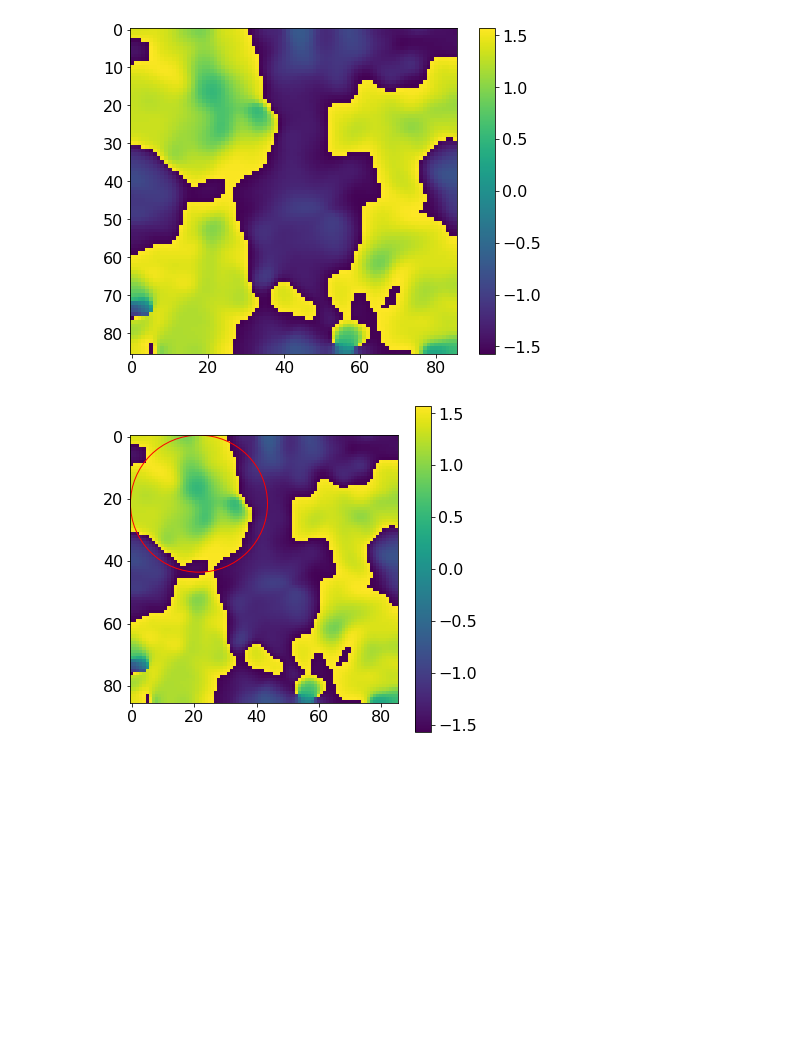
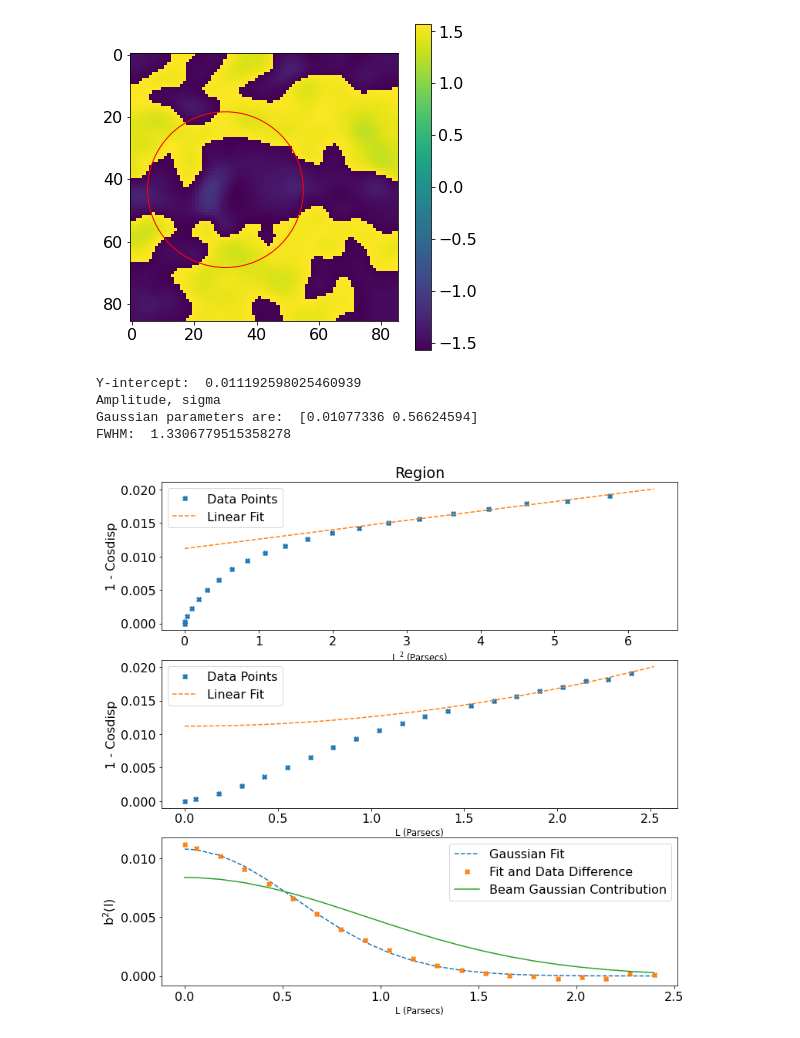
Before and after one commit to parkji30/PyDCF, a Jupyter notebook: testing/cos_disp_simulation_multifit.ipynb, the cells around one changed output. Saved outputs shown, nothing was run; the diff lists cells and outputs as text; code cells hidden in the pictures; blank space fills up the shorter version.

Commit message:
Implemented Gaussian Beam analysis

```diff
--- a/testing/cos_disp_simulation_multifit.ipynb
+++ b/testing/cos_disp_simulation_multifit.ipynb
@@ -116,8 +122,6 @@ def cos_disp_calculations(data, ds_scale):
     w = 2.5 / 2.35 # arc seconds
     delta_r = []
     delta_phi = []
-    err_dphi = []
-    err_bars = []
 
     phi = ang
 
@@ -143,9 +147,7 @@ def cos_disp_calculations(data, ds_scale):
     return delta_r, delta_phi
 
 
-def multi_fit(delta_r, delta_phi, ttl, ds_scale, bin_edge=6, fit0=7, fitf=17):
-    """
-    """
+def multi_fit(delta_r, delta_phi, ttl, ds_scale, bin_edge, fit0=7, fitf=17, show=False):
     bin_final = bin_edge
     bin_edges = (np.linspace(0, bin_final, 21) + 0.5) * 10 / 512  * ds_scale
 
@@ -164,8 +166,9 @@ def multi_fit(delta_r, delta_phi, ttl, ds_scale, bin_edge=6, fit0=7, fitf=17):
     cos_disp = np.insert(cos_disp, 0, 1)
 
     b2_l = linear_fit(bin_edges_ps[:-1]**2, *popt_linear) - (1-cos_disp)
+
     popt_gauss, __ = curve_fit(gauss_function, bin_edges_ps[:-1], b2_l, p0=[np.max(bin_edges_ps), np.max(bin_edges_ps)/2]) #Gaussian Fit
-    # popt_gauss, __ = curve_fit(gauss_function, bin_edges_ps[:-1], b2_l, p0=popt_gauss)
+    popt_beam_gauss, __ = curve_fit(beam_gauss_function, bin_edges_ps[:-1], b2_l, p0=[popt_gauss[0]]) #Gaussian Fit
 
     print("Y-intercept: ", popt_linear[-1])
     print("Amplitude, sigma")
@@ -189,8 +192,19 @@ def multi_fit(delta_r, delta_phi, ttl, ds_scale, bin_edge=6, fit0=7, fitf=17):
     plt.subplot(3, 1, 3)
     plt.plot(bin_edges_ps[:-1], gauss_function(bin_edges_ps[:-1],*popt_gauss), label="Gaussian Fit", linestyle="--")
     plt.plot(bin_edges_ps[:-1], b2_l, linestyle ="none", marker="X", label="Fit and Data Difference")
+    plt.plot(bin_edges_ps[:-1], beam_gauss_function(bin_edges_ps[:-1], *popt_beam_gauss), label='Beam Gaussian Contribution')
     plt.ylabel("b$^2$(l)")
     plt.xlabel("L (Parsecs)", fontsize=11.5)
     plt.legend()
-    plt.savefig("/Users/a16472/Desktop/dcf_python/figures/" + ttl +'.png')
+    # plt.savefig("/Users/a16472/Desktop/dcf_python/figures/" + ttl +'.png')
     plt.show()
+
+
+def data_cut(x, y, rad, data):
+    region = CirclePixelRegion(center=PixCoord(x=x_cen, y=y_cen), radius=rad)
+    center = PixCoord(x_cen, y_cen)
+    reg = CirclePixelRegion(center, rad)
+    mask = reg.to_mask()
+    mask = reg.to_mask(mode='center')
+    dt = mask.cutout(data)
+    return dt
@@ -197,29 +213,31 @@ def multi_fit(delta_r, delta_phi, ttl, ds_scale, bin_edge=6, fit0=7, fitf=17):
 # %%
-data = fits.open("/Users/a16472/Desktop/dcf_python/testing/L10_0.65.fits")[0].data
-
+data = fits.open("L1M10_0.65.fits")[0].data
 data = data[::6, ::6]
-y_cen = data.shape[0] / 4
-x_cen = data.shape[1] / 4
-rad = 22
-
-Imshow(data)
+y_cen = 260 / 6
+x_cen = 180 / 6
+rad = 25
 
 fig, ax = plt.subplots(figsize=(6,6))
 region = CirclePixelRegion(center=PixCoord(x=x_cen, y=y_cen), radius=rad)
 center = PixCoord(x_cen, y_cen)
 plt.imshow(data)
-plt.colorbar(cmap='hsv')
+plt.colorbar()
 region.plot(ax=ax, color='red')
 plt.show()
 
 reg = CirclePixelRegion(center, rad)
 mask = reg.to_mask() #this is how we mask the data!
 
 # Cut out our data here
 mask = reg.to_mask(mode='center')
 dt = mask.cutout(data)
 
 dr, dphi = cos_disp_calculations(dt, ds_scale=6)
+multi_fit(dr, dphi, 'Region', ds_scale=6, bin_edge=21, fit0=13, fitf=21, show=True)
 # %% [output]
-[figure, old version]
+[figure, new version]
+Y-intercept:  0.011192598025460939
+Amplitude, sigma
+Gaussian parameters are:  [0.01077336 0.56624594]
+FWHM:  1.3306779515358278
-[figure, old version]
+[figure, new version]
```
Also changed, not shown: parts of 4 cells of this notebook, 18 other files.
